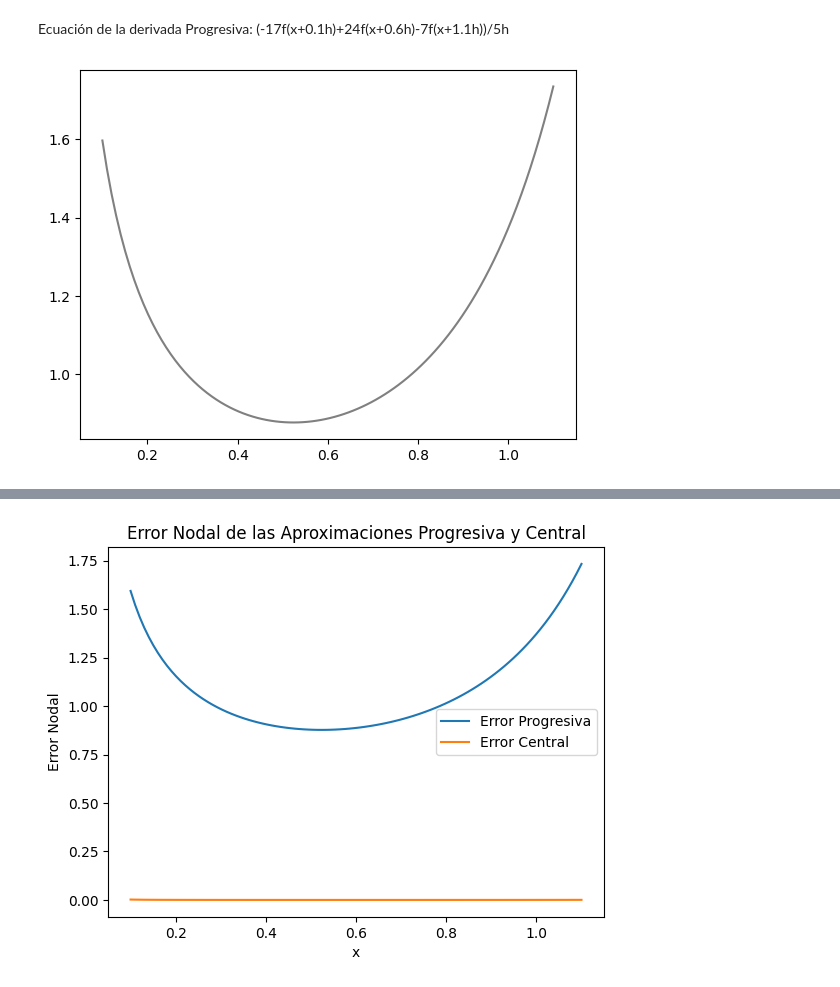
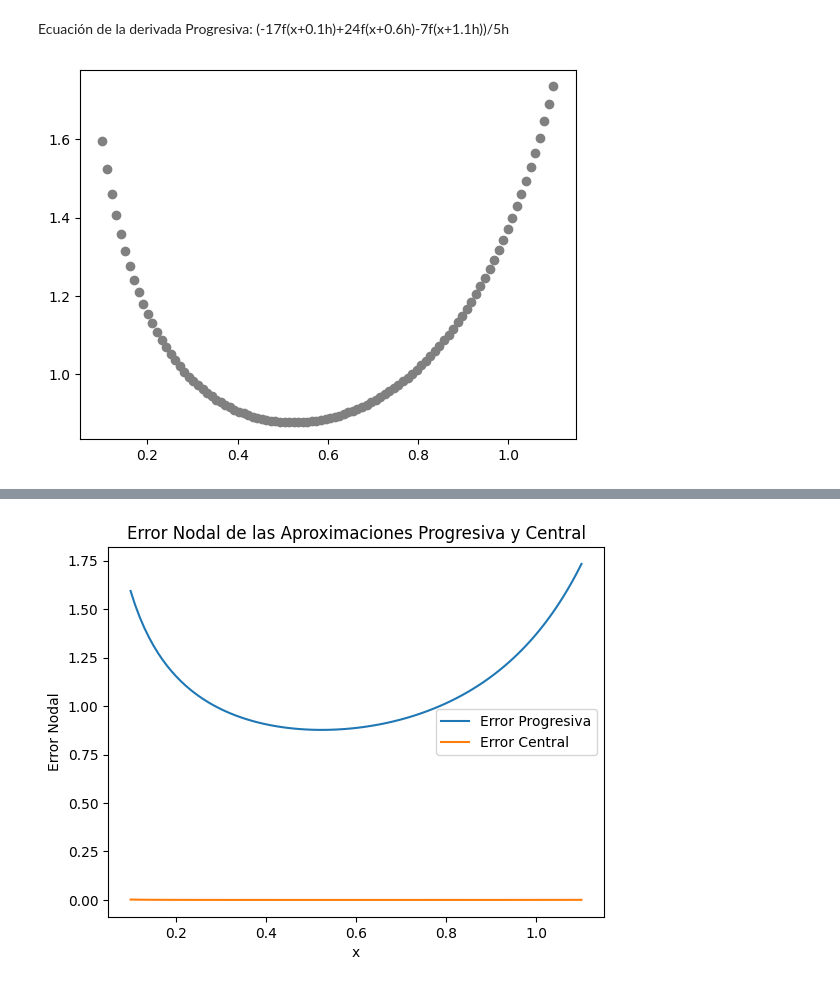
Before and after one commit to Emyfoton/MetodosI_EmilyCastillo_SebastianRodriguez, a Jupyter notebook: Tarea_Interpolación.ipynb, the cells around one changed output, grey strips where cells are left out. Saved outputs shown, nothing was run; the diff lists cells and outputs as text; code cells hidden in the pictures.

```diff
--- a/Tarea_Interpolación.ipynb
+++ b/Tarea_Interpolación.ipynb
@@ -47,16 +47,16 @@ Ecuación de la derivada Progresiva: (-17f(x+0.1h)+24f(x+0.6h)-7f(x+1.1h))/5h
 # %%
 # Parte d) Derivada central
 
 x2=np.linspace(0.1, 1.1, 100)
 
 def central(f,x,h=0.01):
   return (f(x+h)-f(x-h))/(2*h)
 
 y=central(f_1,x2)
 
-plt.plot(x2, y, color= "grey")
+plt.scatter(x2, y, color= "grey")
 plt.show()
 # %% [output]
-[figure, old version]
+[figure, new version]
 # %%
 #Parte e)
```
Also changed, not shown: parts of 9 cells of this notebook.
